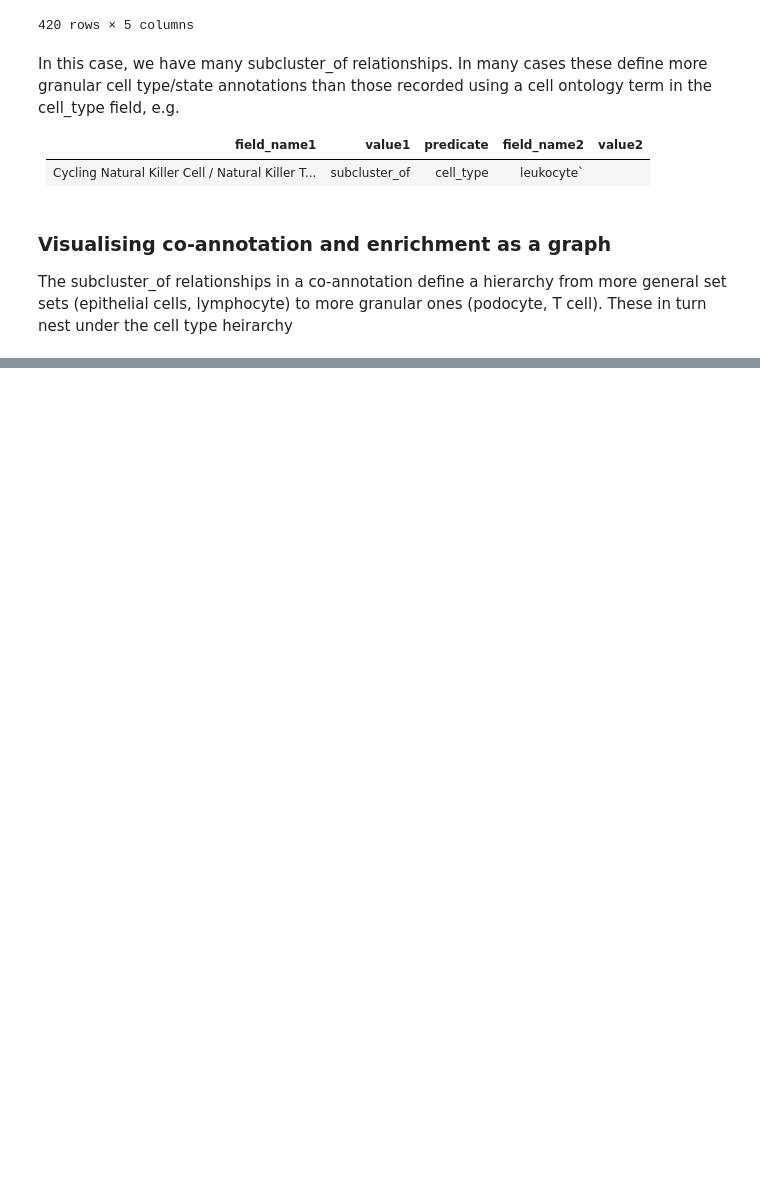
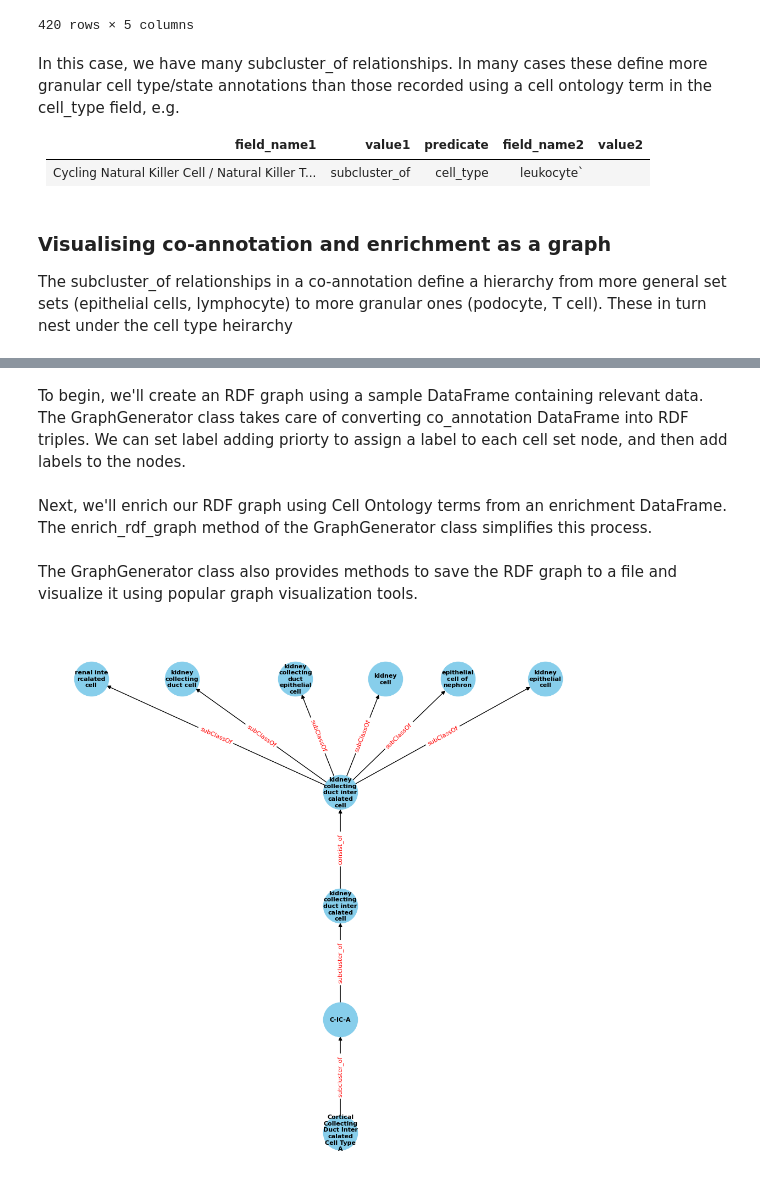
Before and after one commit to INCATools/pandasaurus_cxg, a Jupyter notebook: walkthrough.ipynb, the cells around one changed output, grey strips where cells are left out. Drawn from its saved outputs; the diff is of its cells as text; code cells hidden in the pictures; blank space fills up the shorter version.

Commit message:
Added AnndataEnrichmentAnalyzer examples to the notebook

```diff
--- a/walkthrough.ipynb
+++ b/walkthrough.ipynb
@@ -222,0 +233,2 @@ The subcluster_of relationships in a co-annotation define a hierarchy from more
+# %%
+aea = AnndataEnrichmentAnalyzer("test/data/modified_human_kidney.h5ad")
@@ -222,0 +280,10 @@ The subcluster_of relationships in a co-annotation define a hierarchy from more
+# %% [markdown]
+To begin, we'll create an RDF graph using a sample DataFrame containing relevant data. The GraphGenerator class takes care of converting co_annotation DataFrame into RDF triples.
+We can set label adding priorty to assign a label to each cell set node, and then add labels to the nodes.
+# %%
+gg = GraphGenerator(aea)
+gg.generate_rdf_graph()
+gg.set_label_adding_priority(["class", "cell_type", "subclass.l1", "subclass.l1", "subclass.full", "subclass.l2", "subclass.l3"])
+gg.add_label_to_terms()
+# %% [markdown]
+Next, we'll enrich our RDF graph using Cell Ontology terms from an enrichment DataFrame. The enrich_rdf_graph method of the GraphGenerator class simplifies this process.
@@ -222,0 +292,2 @@ The subcluster_of relationships in a co-annotation define a hierarchy from more
+# %% [markdown]
+The GraphGenerator class also provides methods to save the RDF graph to a file and visualize it using popular graph visualization tools.
@@ -222,0 +296,10 @@ The subcluster_of relationships in a co-annotation define a hierarchy from more
+# %%
+gg.visualize_rdf_graph(
+    [
+        "http://example.org/69fa1a0f-9839-4211-be06-7ff59f43bc7d",
+    ],
+    predicate=None,
+    file_path="new_kidney.ttl",
+)
+# %% [output]
+[figure, added]
```
Also changed, not shown: parts of 11 cells of this notebook.
